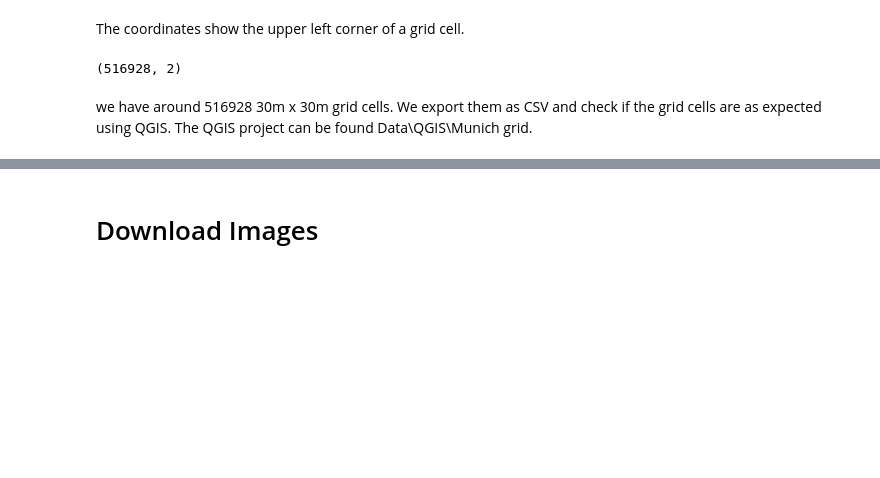
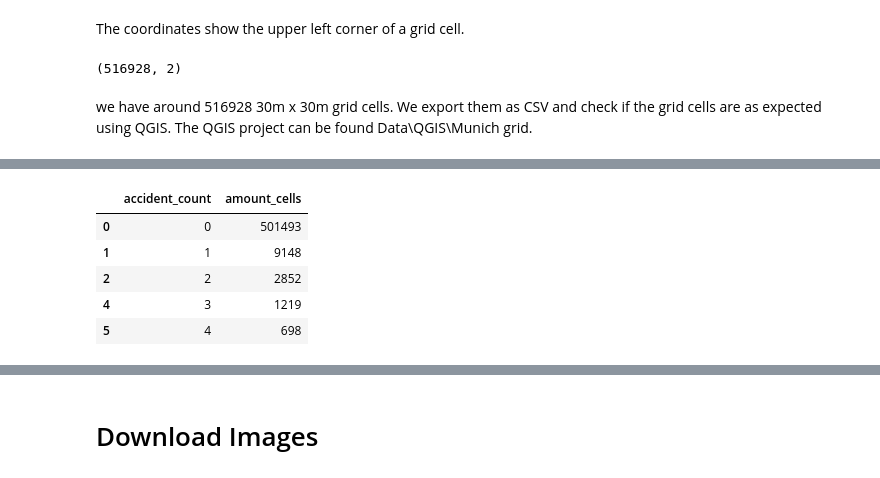
Before and after one commit to Dichtael/TDS2324-TrafficAccidents, a Jupyter notebook: Notebooks/Image Acquisition for Model Training.ipynb, the cells around one changed output, grey strips where cells are left out. Drawn from its saved outputs; the diff is of its cells as text; code cells hidden in the pictures; blank space fills up the shorter version.

```diff
--- a/Notebooks/Image Acquisition for Model Training.ipynb
+++ b/Notebooks/Image Acquisition for Model Training.ipynb
@@ -119,0 +180,20 @@ grid_cells.to_csv('C:/Projekte/TDS/TDS2324-TrafficAccidents/Data/munich_grid.csv
+# %%
+# make new empty df
+count_cells = pd.DataFrame(columns=['accident_count', 'amount_cells'])
+
+# fill accident_count with uniquevalues from count from grid_cells
+count_cells['accident_count'] = grid_cells['count'].unique()
+
+# fill amount_cells with the amount of cells with the same accident_count
+for i, row in count_cells.iterrows():
+    count_cells.at[i, 'amount_cells'] = grid_cells[grid_cells['count'] == row['accident_count']].shape[0]
+
+count_cells.sort_values(by=['accident_count'], inplace=True)
+count_cells.head()
+# %% [output]
+|  | accident_count | amount_cells |
+| 0 | 0 | 501493 |
+| 1 | 1 | 9148 |
+| 2 | 2 | 2852 |
+| 4 | 3 | 1219 |
+| 5 | 4 | 698 |
```
Also changed, not shown: parts of 11 cells of this notebook, 2 other files.
